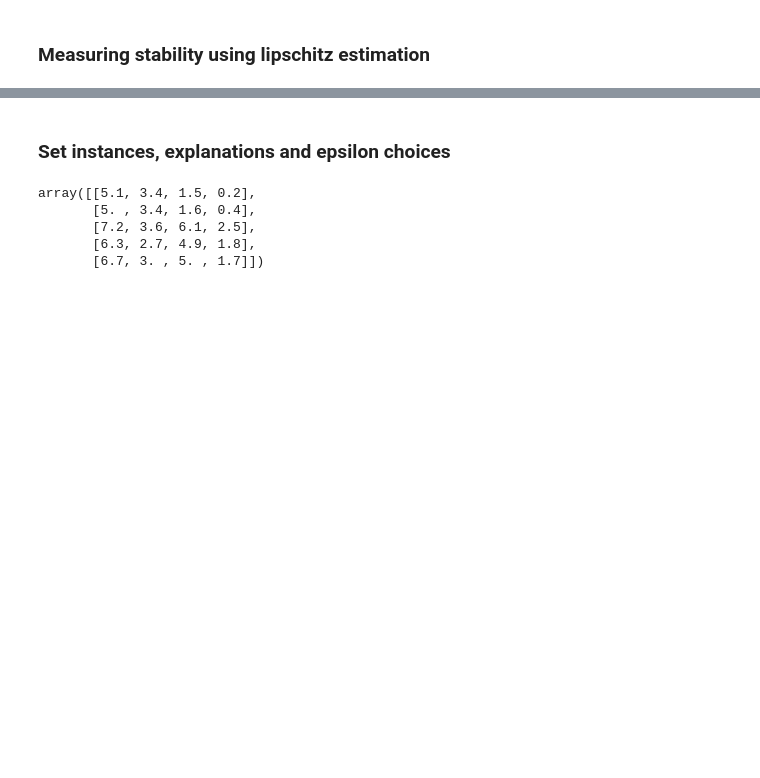
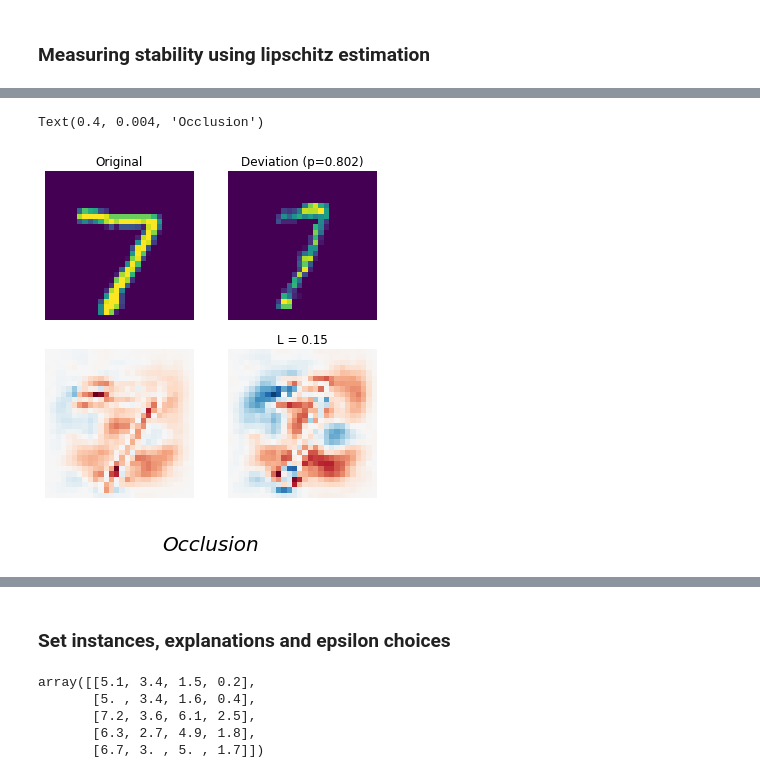
Before and after one commit to aamurtaza/explainML, a Jupyter notebook: lipschitz_estimates/deep_models/deep_models_mnist_lipschitz_estimates.ipynb, the cells around one changed output, grey strips where cells are left out. Drawn from its saved outputs; the diff is of its cells as text; code cells hidden in the pictures; blank space fills up the shorter version.

```diff
--- a/lipschitz_estimates/deep_models/deep_models_mnist_lipschitz_estimates.ipynb
+++ b/lipschitz_estimates/deep_models/deep_models_mnist_lipschitz_estimates.ipynb
@@ -474,13 +311,14 @@ display(cnn_lipschitz_7.head())
 # deviation_image_instance_exp.get('Saliency')
 # type(deviation_image_instance_exp)
 # %%
-deviation_image_instance = cnn_lipschitz['deviation_image_instance'][0]
-images = dict() #{'Deviation': deviation_image_instance}
-deviation_image_instance_exp = cnn_lipschitz['deviation_image_instance_exp'][0]
-images.update(deviation_image_instance_exp)
+image_instance = cnn_lipschitz['image_instance'][0]
+images = {'Original': image_instance}
+image_instance_exp = cnn_lipschitz['image_instance_exp'][0]
+# value = image_instance_exp['Saliency']
+# images.update({'Saliency': value})
+images.update(image_instance_exp)
 
 for key, instance in images.items():
     print(key)
-
-    print(dv_key)
+#     print(dv_key)
 # %% [output]
@@ -496,0 +349,65 @@ L = 0.12
+# %%
+# model_name = 'Saliency'
+# model_name = 'Grad*input'
+# model_name = 'e-LRP'
+model_name = 'Occlusion'
+# model_name = 'Deeplift'
+
+data = cnn_lipschitz_7
+
+images = dict()
+image_instance = data['image_instance'][0]
+images.update({'Original': image_instance})
+deviation_image_instance = data['deviation_image_instances'][0][model_name]
+images.update({'Deviation': deviation_image_instance})
+
+image_instance_exp = data['image_instance_exp'][0]
+value = image_instance_exp[model_name]
+images.update({model_name: value})
+
+deviation_image_instance_exp = data['deviation_image_instance_exp'][0]
+value = deviation_image_instance_exp[model_name]
+new_key = model_name + '_Deviation_Instance'
+images.update({new_key: value})
+
+print(images.keys())
+
+n_cols = 2
+n_rows = 2
+fig, axes = plt.subplots(nrows=n_rows, ncols=n_cols, figsize=(3*n_cols, 3*n_rows))
+
+ax = 0
+for key, instance in images.items():
+    row, col = divmod(ax, 2)
+    if key == 'Original':
+        plot(instance.reshape(28,28), cmap='viridis', axis=axes[row, col]).set_title(key)
+
+    elif key ==  'Deviation':
+        pred = model.predict(instance.reshape(1, 28, 28, 1))
+        print(pred)
+        print()
+        print()
+        axis = plot(instance.reshape(28,28), cmap='viridis', axis=axes[row, col])
+        pred_prb = str(round(pred[0][pred.argmax()], 3))
+        title = key + ' (p=' + pred_prb +')'
+        axis.set_title(title)
+
+    elif key == model_name + '_Deviation_Instance':
+        lc = cnn_lipschitz['lc_coefficents'][0][model_name]
+        lc_key = 'lc_coefficent_' + model_name
+        key = 'L = {}'.format(str(round(lc[lc_key], 2)))
+        plot(instance.reshape(28,28), axis=axes[row, col]).set_title(key)
+
+    else:
+        plot(instance.reshape(28,28), axis=axes[row, col])
+    ax = ax + 1
+
+# for axes in axes.flat:
+#     axes.set(xlabel='x-label', ylabel='y-label')
+
+# # Hide x labels and tick labels for top plots and y ticks for right plots.
+# for axes in axes.flat:
+#     axes.label_outer()
+
+fig.text(0.4, 0.004, model_name , fontsize=20, fontstyle='italic')
+# %% [output]
@@ -497,3 +417,5 @@ L = 0.12
+Text(0.4, 0.004, 'Occlusion')
+[figure, added]
 # %%
 %%time
 from utils import plot, plt
```
Also changed, not shown: parts of 39 cells of this notebook.
